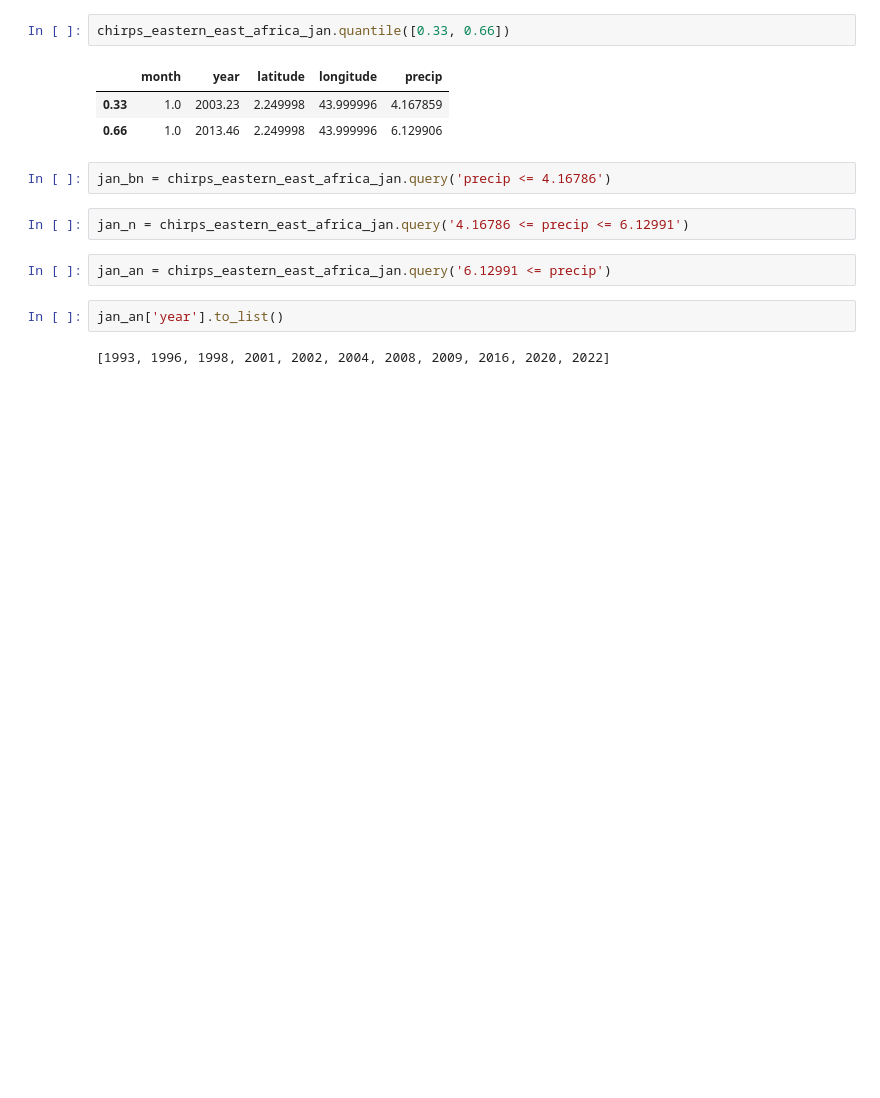
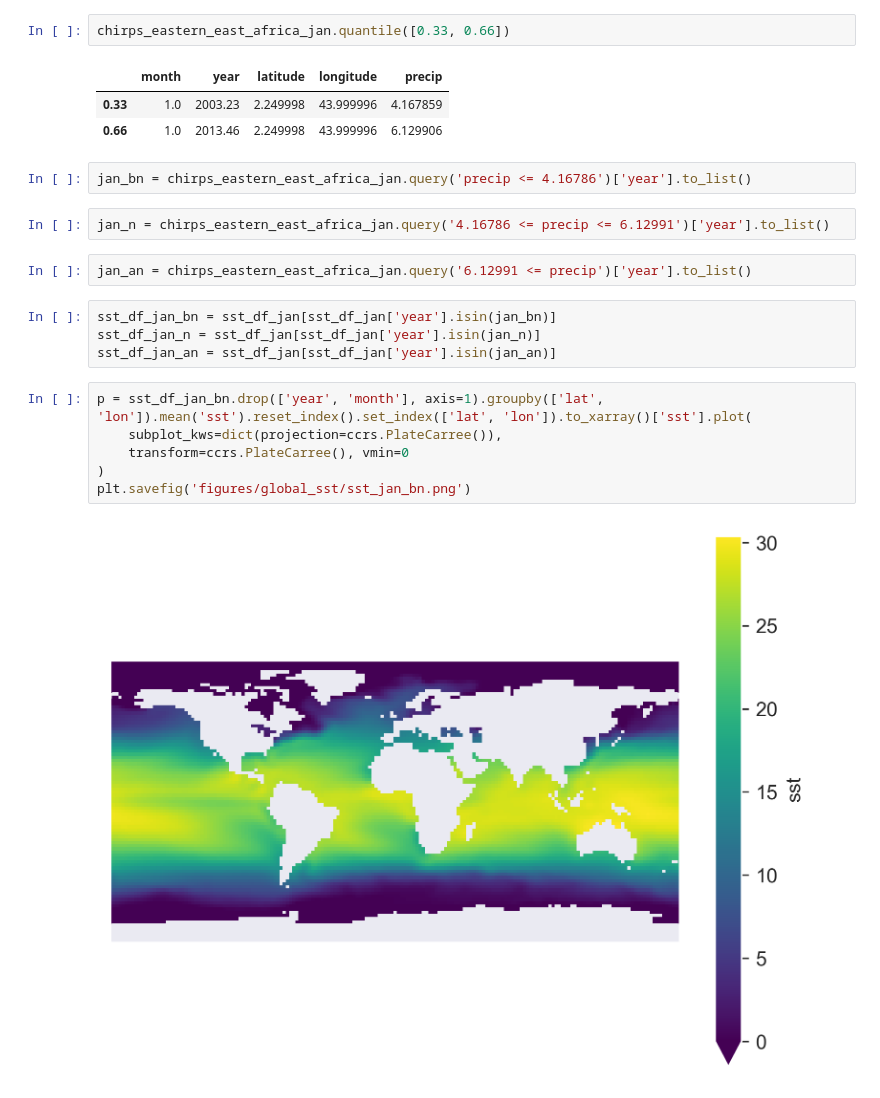
Before and after one commit to yatli24/CHC, a Jupyter notebook: Jupyter notebooks/sst.ipynb, the cells around one changed output. Drawn from its saved outputs; the diff is of its cells as text; blank space fills up the shorter version.

Commit message:
sst figures

```diff
--- a/Jupyter notebooks/sst.ipynb
+++ b/Jupyter notebooks/sst.ipynb
@@ -61,12 +61,20 @@ chirps_eastern_east_africa_jan.quantile([0.33, 0.66])
 | 0.33 | 1.0 | 2003.23 | 2.249998 | 43.999996 | 4.167859 |
 | 0.66 | 1.0 | 2013.46 | 2.249998 | 43.999996 | 6.129906 |
 # %%
-jan_bn = chirps_eastern_east_africa_jan.query('precip <= 4.16786')
+jan_bn = chirps_eastern_east_africa_jan.query('precip <= 4.16786')['year'].to_list()
 # %%
-jan_n = chirps_eastern_east_africa_jan.query('4.16786 <= precip <= 6.12991')
+jan_n = chirps_eastern_east_africa_jan.query('4.16786 <= precip <= 6.12991')['year'].to_list()
 # %%
-jan_an = chirps_eastern_east_africa_jan.query('6.12991 <= precip')
+jan_an = chirps_eastern_east_africa_jan.query('6.12991 <= precip')['year'].to_list()
-# %%
-jan_an['year'].to_list()
-# %% [output]
-[1993, 1996, 1998, 2001, 2002, 2004, 2008, 2009, 2016, 2020, 2022]
+# %%
+sst_df_jan_bn = sst_df_jan[sst_df_jan['year'].isin(jan_bn)]
+sst_df_jan_n = sst_df_jan[sst_df_jan['year'].isin(jan_n)]
+sst_df_jan_an = sst_df_jan[sst_df_jan['year'].isin(jan_an)]
+# %%
+p = sst_df_jan_bn.drop(['year', 'month'], axis=1).groupby(['lat', 'lon']).mean('sst').reset_index().set_index(['lat', 'lon']).to_xarray()['sst'].plot(
+    subplot_kws=dict(projection=ccrs.PlateCarree()),
+    transform=ccrs.PlateCarree(), vmin=0
+)
+plt.savefig('figures/global_sst/sst_jan_bn.png')
+# %% [output]
+[figure, added]
```
Also changed, not shown: parts of 3 cells of this notebook, 2 other files.
